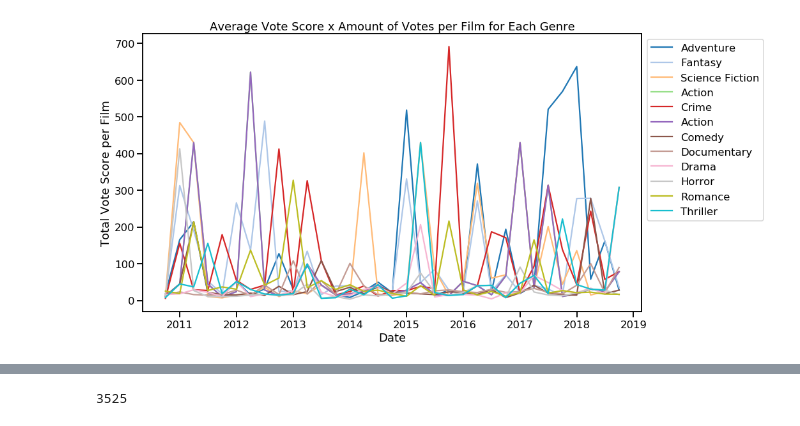
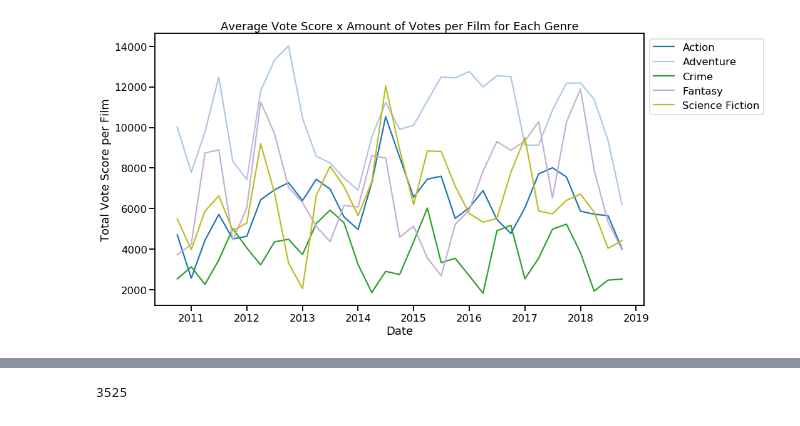
Before and after one commit to Maltanno/Phase1_Project, a Jupyter notebook: Questions -MA.ipynb, the cells around one changed output, grey strips where cells are left out. Cells and saved outputs as stored; diff of their text form; code cells hidden in the pictures.

```diff
--- a/Questions -MA.ipynb
+++ b/Questions -MA.ipynb
@@ -23,8 +30,6 @@ tmdb.head(2)
 |  | id | original_language | original_title | popularity | release_date | title | vote_average | ... |
 | 0 | 12444 | en | Harry Potter and the Deathly Hall... | 33.533 | 2010-11-19 | Harry Potter and the Deathly Hall... | 7.7 | ... |
 | 1 | 10191 | en | How to Train Your Dragon | 28.734 | 2010-03-26 | How to Train Your Dragon | 7.7 | ... |
-# %%
-tmdb = tmdb.drop(tmdb[tmdb.vote_average == 0].index)
 # %%
 tmdb.describe()
 tmdb[tmdb.vote_count >= 5].describe()
@@ -47,10 +53,3 @@ tmdb.release_date = tmdb.release_date.\
                     apply(lambda x: dt.datetime.strptime(x, '%Y-%m-%d').date())
 # %%
 tmdb = tmdb.sort_values(by = ['release_date'])
-# %%
-#test: set up 12-month window
-centre = dt.date(2008, 1, 1)
-start = centre - du.relativedelta.relativedelta(months = 3)
-end = centre + du.relativedelta.relativedelta(months = 3)
-# %%
-tmdb = tmdb[tmdb.release_date > start]
@@ -125,25 +139,28 @@ Index(['median_vote', 'num_films', 'weighted_sum', 'weighted_mean',
       dtype='object')
 # %%
 sns.set_context('talk')
+# %%
+#Give each genre a number that its colour will be based on,
+#otherwise the colour changes between different genre lists
+genre_list =list(zip(list(tmdb.iloc[:,8:].columns),range(17)))
 # %%
-genres_small = ['Action', 'Comedy', 'Documentary', 'Drama',
-                'Horror', 'Romance', 'Thriller']
-genres_small_2 = ['Adventure', 'Fantasy', 'Science Fiction', 'Action',
-                  'Crime']
-genres_all = list(tmdb.iloc[:,8:].columns)
-genres = genres_small_2 + genres_small
+#lists of which genres to visualise
+genres_small = [genre_list[i] for i in [0,3,5,6,9,13,16]]
+genres_small_2 = [genre_list[i] for i in [0,1,4,8,14]]
+genres_all = genre_list
+genres = genres_small_2
 
 fig, ax = plt.subplots(figsize=(14,8))
 #force each genre to be a different colour:
 cm=plt.get_cmap('tab20')
-ax.set_prop_cycle(color=[cm(i/len(genres)) for i in range(len(genres))])
-
+ax.set_prop_cycle(color=[cm(i[1]/len(genre_list)) for i in genres])
+#create lineplot for each genre:
 for g in genres:
-    sns.lineplot(x='date', y='weighted_sum',
-                 data = df[g].apply(pd.Series)[11:-3], label=g)
+    sns.lineplot(x='date', y='total_vote_score_per_film',
+                 data = df[g[0]].apply(pd.Series)[11:-3], label=g[0])
 ax.legend(loc='upper left', bbox_to_anchor=(1,1))
 ax.set(xlabel='Date', ylabel='Total Vote Score per Film',
        title = 'Average Vote Score x Amount of Votes per Film for Each Genre');
-# plt.savefig('weighted_mean2_fig.png', bbox_inches='tight')
+# plt.savefig('figs/weighted_mean2_fig.png', bbox_inches='tight')
 # %% [output]
-[figure, old version]
+[figure, new version]
```
Also changed, not shown: parts of 93 cells of this notebook, 30 other files.
